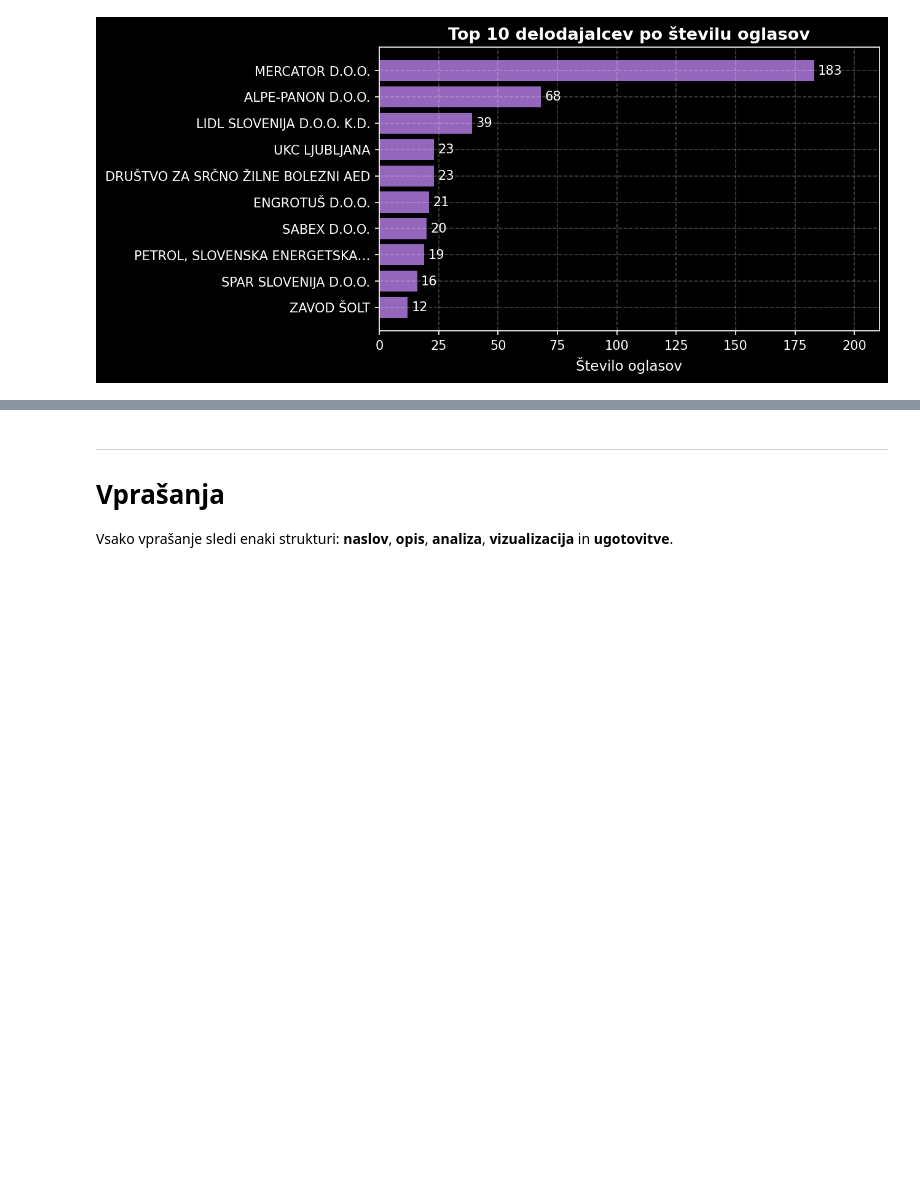
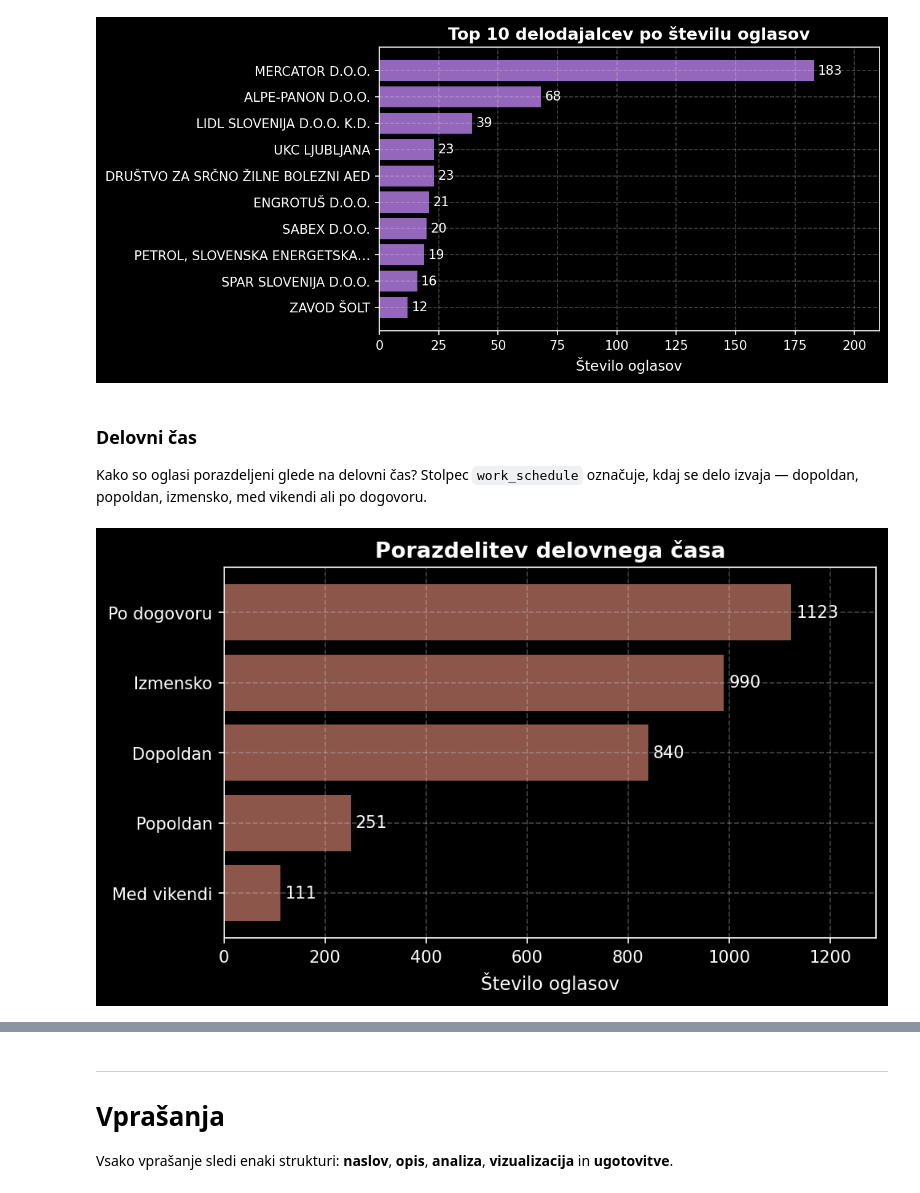
Before and after one commit to svenko99/PR2608, a Jupyter notebook: reports/rezultati.ipynb, the cells around one changed output, grey strips where cells are left out. Drawn from its saved outputs; the diff is of its cells as text; code cells hidden in the pictures; blank space fills up the shorter version.

```diff
--- a/reports/rezultati.ipynb
+++ b/reports/rezultati.ipynb
@@ -256,3 +256,28 @@ ax.set_xlim(right=top_companies.max() * 1.15)
 plt.show()
 # %% [output]
 [figure]
+# %% [markdown]
+### Delovni čas
+
+Kako so oglasi porazdeljeni glede na delovni čas? Stolpec `work_schedule` označuje, kdaj se delo izvaja — dopoldan, popoldan, izmensko, med vikendi ali po dogovoru.
+# %%
+# Porazdelitev delovnega časa
+SCHEDULE_LABELS = {
+    "PO DOGOVORU": "Po dogovoru",
+    "DOPOLDAN": "Dopoldan",
+    "POPOLDAN": "Popoldan",
+    "IZMENSKO": "Izmensko",
+    "MED VIKENDI": "Med vikendi",
+}
+
+schedule_counts = data["work_schedule"].map(SCHEDULE_LABELS).value_counts().sort_values()
+
+fig, ax = plt.subplots()
+bars = ax.barh(schedule_counts.index, schedule_counts.values, color=COLORS[5])
+ax.bar_label(bars, padding=3)
+ax.set_xlabel("Število oglasov")
+ax.set_title("Porazdelitev delovnega časa")
+ax.set_xlim(right=schedule_counts.max() * 1.15)
+plt.show()
+# %% [output]
+[figure, added]
```
Also changed, not shown: parts of 8 cells of this notebook.
